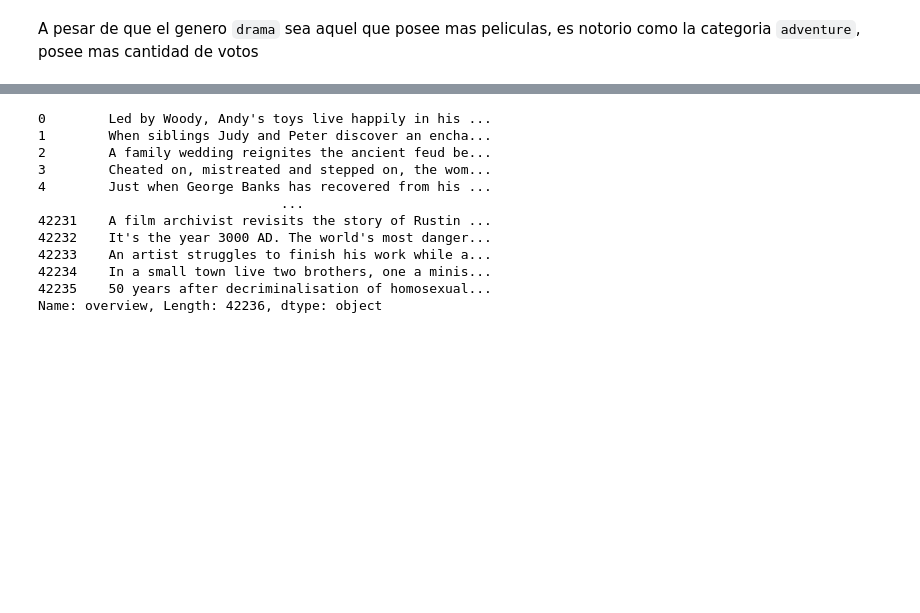
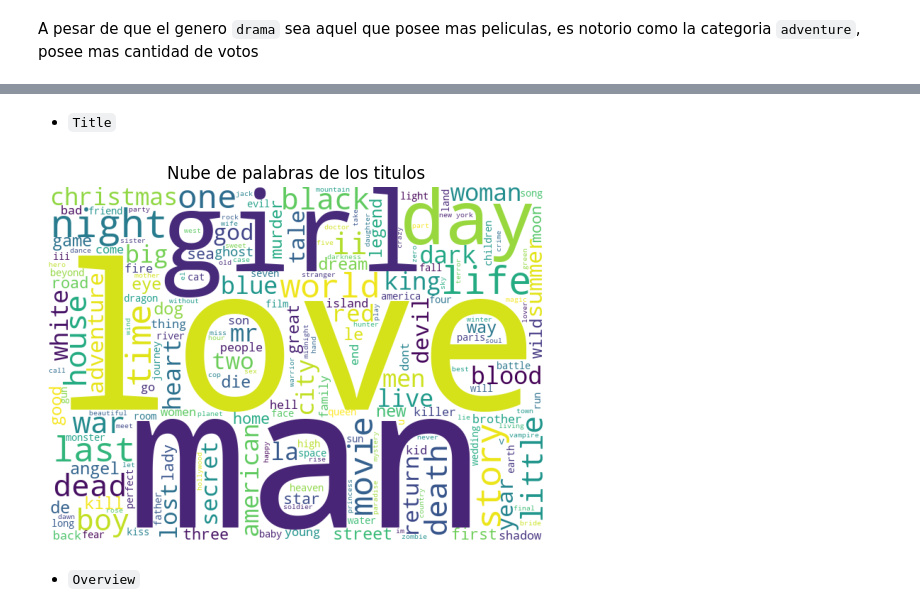
Before and after one commit to MartinFerrari5/Proyecto-Machine-Learning, a Jupyter notebook: notebooks/eda.ipynb, the cells around one changed output, grey strips where cells are left out. Saved outputs shown, nothing was run; the diff lists cells and outputs as text; code cells hidden in the pictures; blank space fills up the shorter version.

```diff
--- a/notebooks/eda.ipynb
+++ b/notebooks/eda.ipynb
@@ -253,18 +243,3 @@ A pesar de que el genero `drama` sea aquel que posee mas peliculas, es notorio c
-# %%
-movies_eda["overview"]
-# %% [output]
-0        Led by Woody, Andy's toys live happily in his ...
-1        When siblings Judy and Peter discover an encha...
-2        A family wedding reignites the ancient feud be...
-3        Cheated on, mistreated and stepped on, the wom...
-4        Just when George Banks has recovered from his ...
-                               ...
-42231    A film archivist revisits the story of Rustin ...
-42232    It's the year 3000 AD. The world's most danger...
-42233    An artist struggles to finish his work while a...
-42234    In a small town live two brothers, one a minis...
-42235    50 years after decriminalisation of homosexual...
-Name: overview, Length: 42236, dtype: object
 # %%
 movies_eda["overview"] = movies_eda["overview"].fillna(value=".")
 titulo = " ".join(movies_eda["title"])
@@ -275,0 +248,14 @@ wordcloud_overview = WordCloud().generate(overview)
+# %% [markdown]
+- `Title`
+# %%
+white_cloud = WordCloud(background_color="white",width=700, height=500)
+wordcloud_title = white_cloud.generate(titulo)
+# %%
+plt.imshow(wordcloud_title)
+plt.title("Nube de palabras de los titulos")
+plt.axis("off")
+plt.show()
+# %% [output]
+[figure, added]
+# %% [markdown]
+* `Overview`
```
Also changed, not shown: parts of 19 cells of this notebook, 2 other files.
